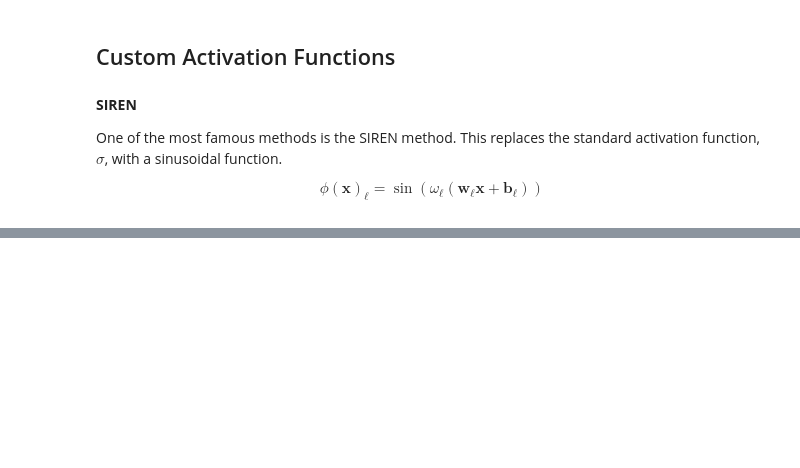
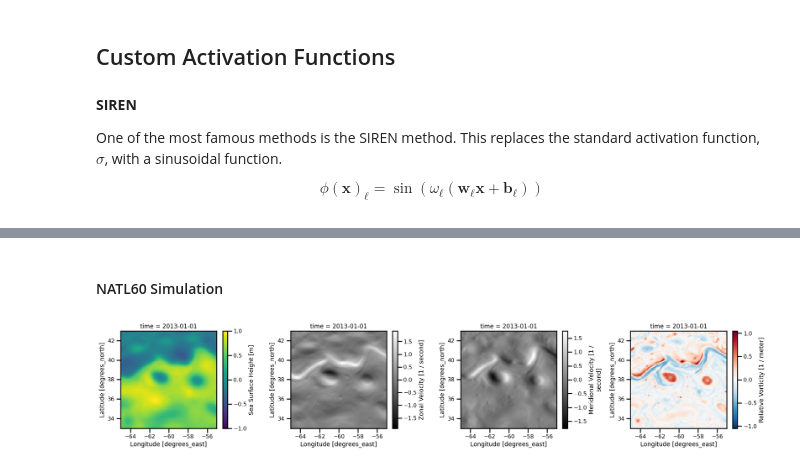
Before and after one commit to jejjohnson/jejeqx, a Jupyter notebook: notebooks/dev/nerfs/1.2_gradients.ipynb, the cells around one changed output, grey strips where cells are left out. Drawn from its saved outputs; the diff is of its cells as text; code cells hidden in the pictures; blank space fills up the shorter version.

```diff
--- a/notebooks/dev/nerfs/1.2_gradients.ipynb
+++ b/notebooks/dev/nerfs/1.2_gradients.ipynb
@@ -495,0 +618,4 @@ plt.show()
+# %%
+ds_ssh_analysis = get_analysis_xr(xrda.ssh)
+ds_mlp_analysis = get_analysis_xr(xrda.ssh_mlp)
+ds_siren_analysis = get_analysis_xr(xrda.ssh_siren)
@@ -495,0 +661,18 @@ plt.show()
+# %%
+def plot_analysis(ds):
+
+
+    fig, ax = plt.subplots(ncols=4, figsize=(20,4))
+
+    ds.ssh.isel(time=0).plot.pcolormesh(ax=ax[0], cmap="viridis")
+    ds.u.isel(time=0).plot.pcolormesh(ax=ax[1], cmap="gray")
+    ds.v.isel(time=0).plot.pcolormesh(ax=ax[2], cmap="gray")
+    ds.q.isel(time=0).plot.pcolormesh(ax=ax[3], cmap="RdBu_r")
+    plt.tight_layout()
+    plt.show()
+# %% [markdown]
+#### NATL60 Simulation
+# %%
+plot_analysis(ds_ssh_analysis, )
+# %% [output]
+[figure, added]
```
Also changed, not shown: parts of 33 cells of this notebook, 16 other files.
